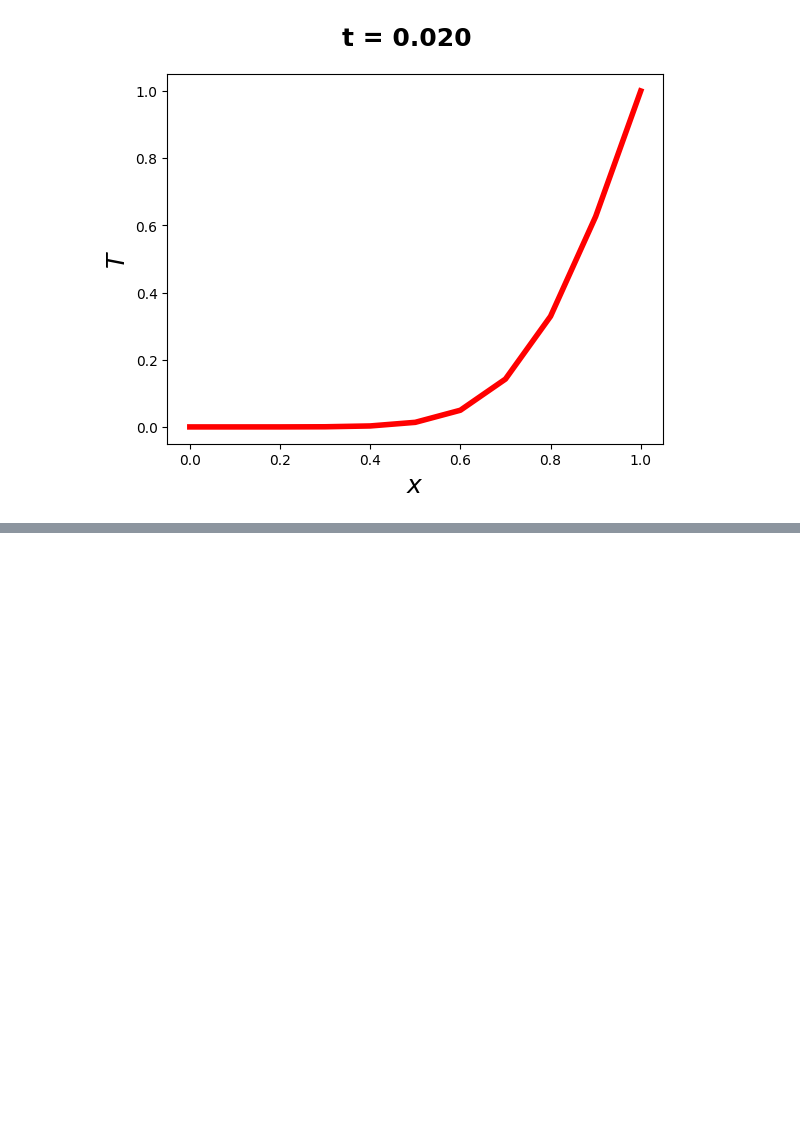
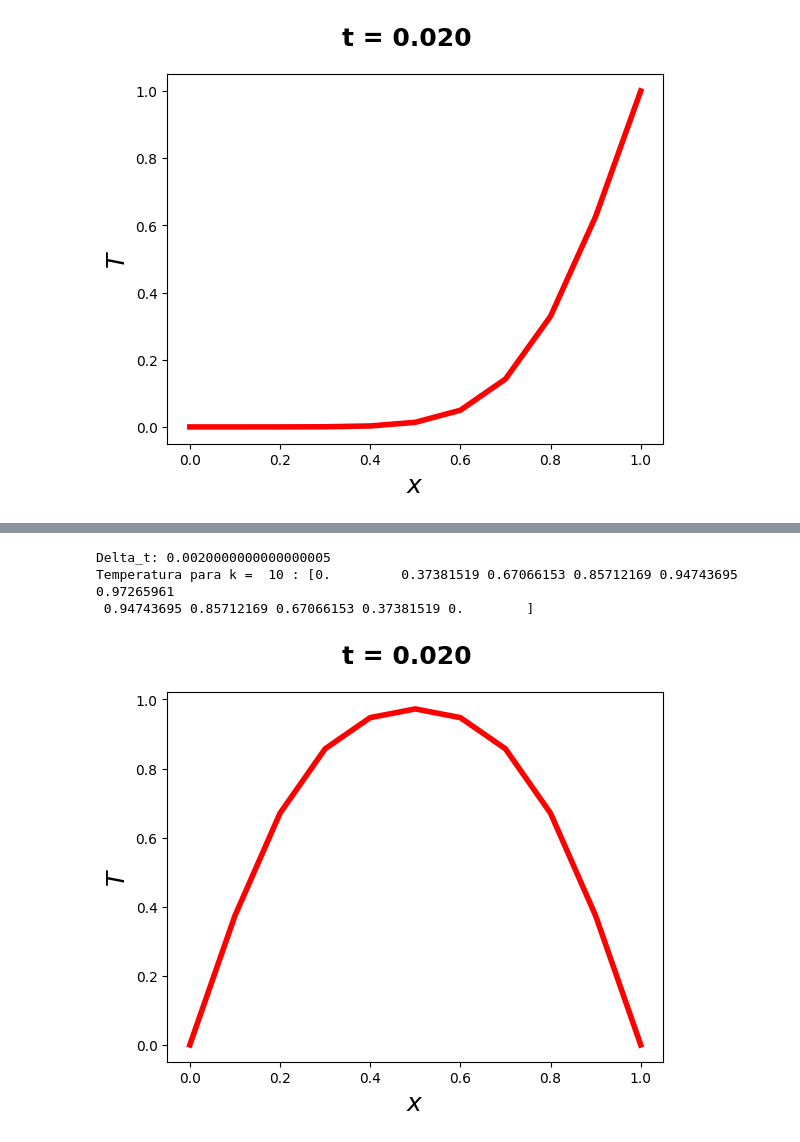
Before and after one commit to Henrique-Z/TCM-Trabalho-Final, a Jupyter notebook: trab-num.ipynb, the cells around one changed output, grey strips where cells are left out. Drawn from its saved outputs; the diff is of its cells as text; code cells hidden in the pictures; blank space fills up the shorter version.

Commit message:
Codigo para a Resolução Aproximada dos 3 Problemas

```diff
--- a/trab-num.ipynb
+++ b/trab-num.ipynb
@@ -84,0 +94,45 @@ plt.show()
+# %%
+import numpy as np
+import matplotlib.pyplot as plt
+
+N = 10
+k_final = 10
+L = 1
+
+x = np.linspace(0.0, L, N + 1) # Vetor x , usado para plotar
+
+delta_x = L/N
+delta_t = 0.2 * delta_x * delta_x
+print("Delta_t:", delta_t)
+
+#Temperatura para o instante inicial
+Temp = np.ones(N + 1, float)    # T(x,0) = 1
+Temp[0] = 0                     # T(0,t) = 0
+Temp[N] = 0                     # T(L,t) = 0
+Temp_nova = np.copy(Temp)
+
+for k in range(1, k_final + 1):
+    for i in range(1, N):
+        Temp_nova[i] = Temp[i] + (delta_t/(delta_x*delta_x) ) * (Temp[i+1] - 2.0*Temp[i] + Temp[i-1])
+    Temp = np.copy(Temp_nova)
+
+print('Temperatura para k = ', k, ':', Temp)
+
+t = k * delta_t # Tempo atual, usado no titulo do grafico
+
+fig = plt.figure()
+ax = fig.add_subplot()
+
+fig.suptitle('t = %.3f'%t, fontsize = 18, fontweight = 'bold')
+ax.set_ylabel('$T$', fontsize = 18)
+ax.set_xlabel('$x$', fontsize = 18)
+
+plt.plot(x, Temp, '-r', lw = 4)
+plt.savefig('figura1.pdf', format ='pdf', dpi = 1200, bbox_inches = 'tight')
+
+plt.show()
+# %% [output]
+Delta_t: 0.0020000000000000005
+Temperatura para k =  10 : [0.         0.37381519 0.67066153 0.85712169 0.94743695 0.97265961
+ 0.94743695 0.85712169 0.67066153 0.37381519 0.        ]
+[figure, added]
```
Also changed, not shown: parts of 6 cells of this notebook, 3 other files.
